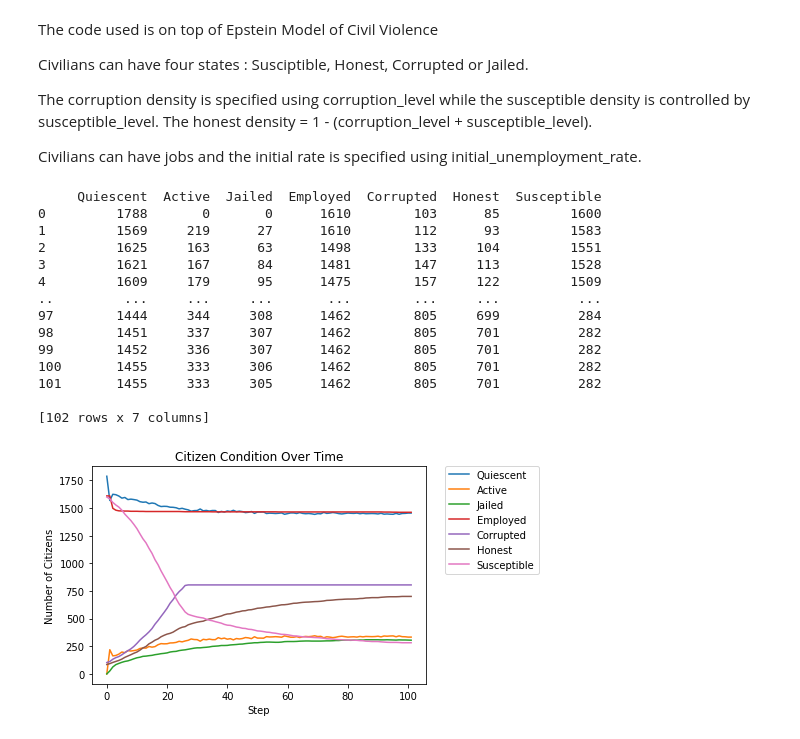
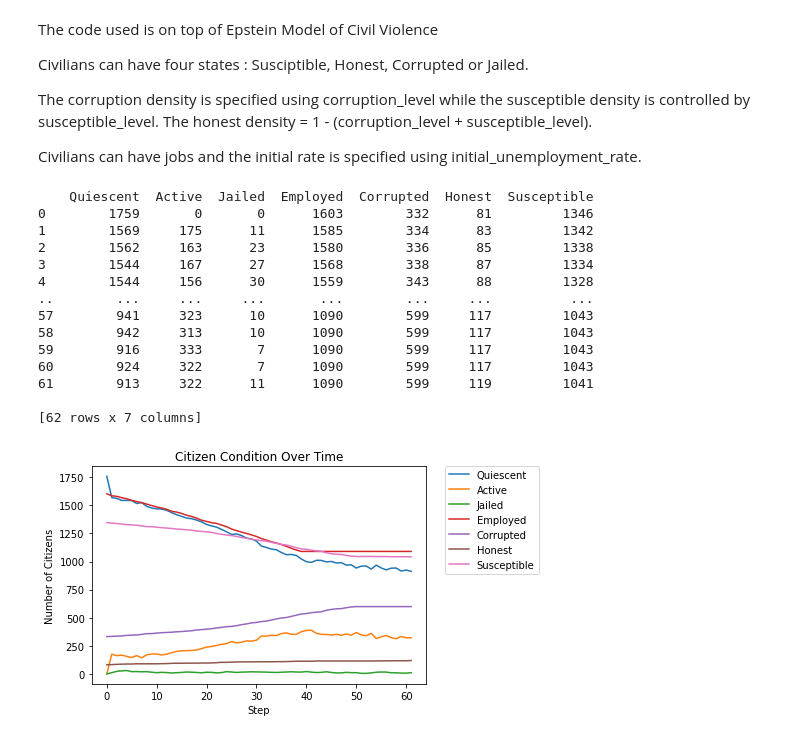
Before and after one commit to nalhamzy/B12-Civil-Violence_new, a Jupyter notebook: EpsteinCivilViolence.ipynb, the cells around one changed output. Cells and saved outputs as stored; diff of their text form; code cells hidden in the pictures.

```diff
--- a/EpsteinCivilViolence.ipynb
+++ b/EpsteinCivilViolence.ipynb
@@ -16,43 +10,48 @@ from epstein_civil_violence.model import EpsteinCivilViolence
 # %%
+import matplotlib.pyplot as plt
+%matplotlib inline
+import numpy as np
+from epstein_civil_violence.agent import Citizen, Cop
+from epstein_civil_violence.model import EpsteinCivilViolence
 model = EpsteinCivilViolence(height=50,
                            width=50,
                            citizen_density=.7,
-                           cop_density=.074,
+                           cop_density=.044,
                            citizen_vision=7,
                            cop_vision=7,
                            legitimacy=.8,
-                           max_jail_term=1000,
+                           max_jail_term=4,
                            initial_unemployment_rate = 0.1,
-                           corruption_level = 0.05,
+                           corruption_level = 0.20,
                            honest_level = 0.05,
                            corruption_transmission_prop = 0.09,
                            honest_transmission_prop = 0.009,
-                           max_corruption_saturation = 0.45,
-                           max_honest_saturation = 0.40,
+                           max_corruption_saturation = 0.34,
+                           max_honest_saturation = 0.14,
 
-                           max_iters=100) # cap the number of steps the model takes
+                           max_iters=60) # cap the number of steps the model takes
 model.run_model()
 model_out = model.datacollector.get_model_vars_dataframe()
 print(model_out)
 ax = model_out.plot()
 ax.set_title('Citizen Condition Over Time')
 ax.set_xlabel('Step')
 ax.set_ylabel('Number of Citizens')
 _ = ax.legend(bbox_to_anchor=(1.35, 1.025))
 # %% [output]
-     Quiescent  Active  Jailed  Employed  Corrupted  Honest  Susceptible
-0         1788       0       0      1610        103      85         1600
-1         1569     219      27      1610        112      93         1583
-2         1625     163      63      1498        133     104         1551
-3         1621     167      84      1481        147     113         1528
-4         1609     179      95      1475        157     122         1509
-..         ...     ...     ...       ...        ...     ...          ...
-97        1444     344     308      1462        805     699          284
-98        1451     337     307      1462        805     701          282
-99        1452     336     307      1462        805     701          282
-100       1455     333     306      1462        805     701          282
-101       1455     333     305      1462        805     701          282
+    Quiescent  Active  Jailed  Employed  Corrupted  Honest  Susceptible
+0        1759       0       0      1603        332      81         1346
+1        1569     175      11      1585        334      83         1342
+2        1562     163      23      1580        336      85         1338
+3        1544     167      27      1568        338      87         1334
+4        1544     156      30      1559        343      88         1328
+..        ...     ...     ...       ...        ...     ...          ...
+57        941     323      10      1090        599     117         1043
+58        942     313      10      1090        599     117         1043
+59        916     333       7      1090        599     117         1043
+60        924     322       7      1090        599     117         1043
+61        913     322      11      1090        599     119         1041
 
-[102 rows x 7 columns]
+[62 rows x 7 columns]
-[figure, old version]
+[figure, new version]
 # %%
```
Also changed, not shown: parts of 3 cells of this notebook, 3 other files.
